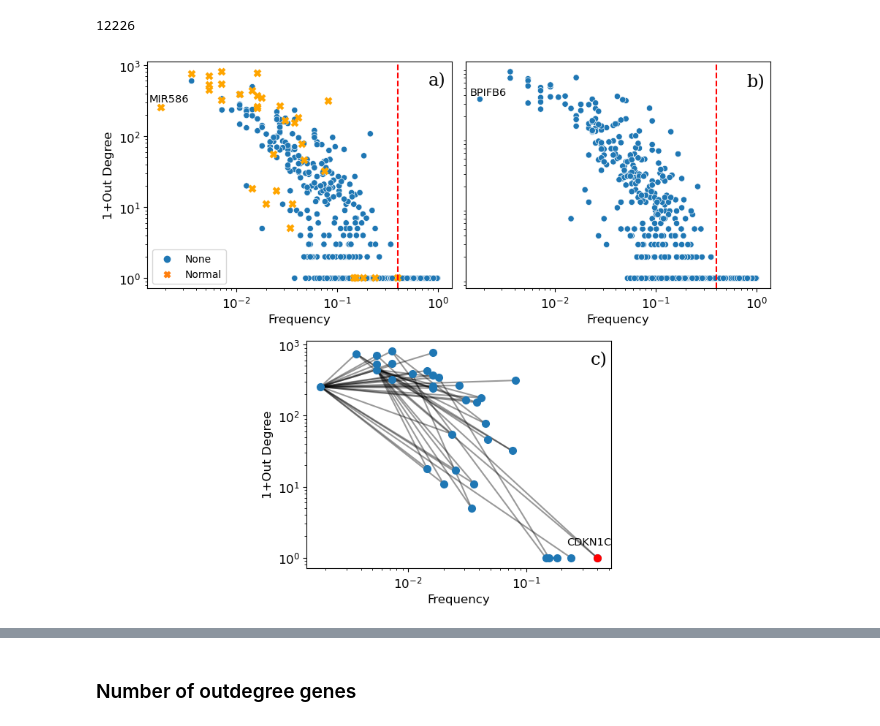
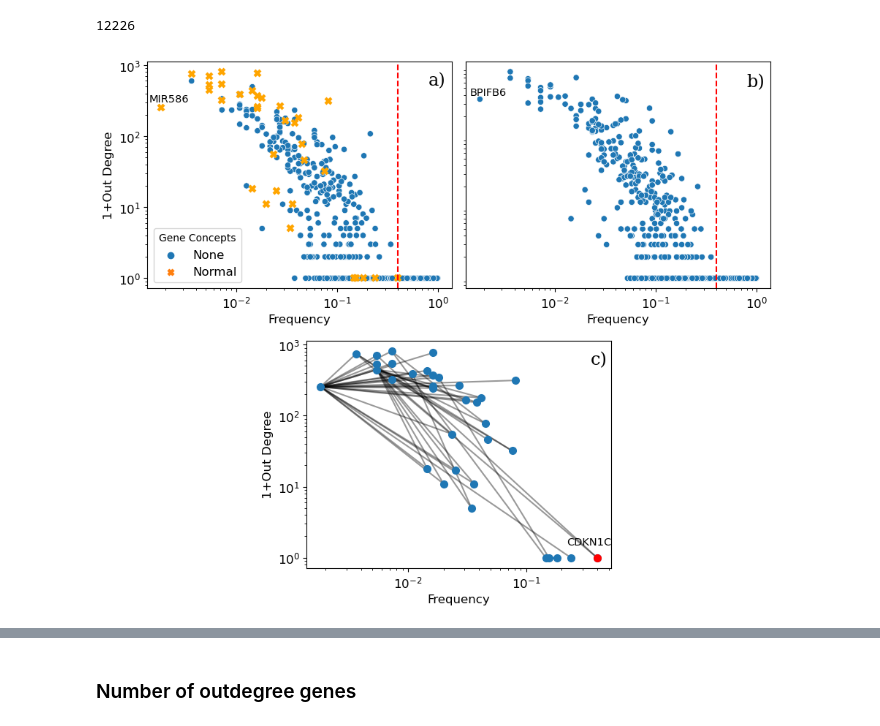
Before and after one commit to RobertoHePe/Causal_GE, a Jupyter notebook: Causal_GE_interpretation.ipynb, the cells around one changed output, grey strips where cells are left out. Cells and saved outputs as stored; diff of their text form; code cells hidden in the pictures.

```diff
--- a/Causal_GE_interpretation.ipynb
+++ b/Causal_GE_interpretation.ipynb
@@ -341,7 +341,7 @@ cancer_ax.tick_params(labelsize=12)
 cancer_ax.axvline(0.4, ls="--", c="r")
 cancer_ax.set_yscale("log")
 cancer_ax.set_xscale("log")
-
+cancer_ax.legend(title="Gene Concepts", fontsize=12)
 cancer_ax.annotate(
     map_node_name(min_freq_cancer_idx, compressed_nodes_map, genes_map)[0],
     (freqs[min_freq_cancer_idx], 1 + Graph.out_degree[min_freq_cancer_idx]),
@@ -397,32 +397,32 @@ graph_ax.set_xscale("log")
 graph_ax.set_ylabel("1+Out Degree", fontsize=fs)
 graph_ax.set_xlabel("Frequency", fontsize=fs)
 graph_ax.tick_params(labelsize=12)
 
 graph_ax.annotate(
     map_node_name(npanel_in_nconcept, compressed_nodes_map, genes_map)[0],
     (freqs[npanel_in_nconcept], 1 + Graph.out_degree[npanel_in_nconcept]),
     (freqs[npanel_in_nconcept] * 0.85, 0.5 + 1 + Graph.out_degree[npanel_in_nconcept]),
     ha="center",
     fontsize=10.5,
 )
 graph_ax.plot(
     freqs[npanel_in_nconcept],
     1 + Graph.out_degree[npanel_in_nconcept],
     "ro",
     markersize=7,
 )
 
 # Annotate figs
 cancer_ax.text(
     0.8, 800, "a)", fontsize="xx-large", verticalalignment="top", fontfamily="serif"
 )
 normal_ax.text(
     0.8, 800, "b)", fontsize="xx-large", verticalalignment="top", fontfamily="serif"
 )
 graph_ax.text(
     0.35, 800, "c)", fontsize="xx-large", verticalalignment="top", fontfamily="serif"
 )
 
-# plt.savefig('Charts/Fig3.pdf')
+#plt.savefig('Charts/Fig3.pdf')
 # %% [output]
-[figure, old version]
+[figure, new version]
```
Also changed, not shown: parts of 8 cells of this notebook.
